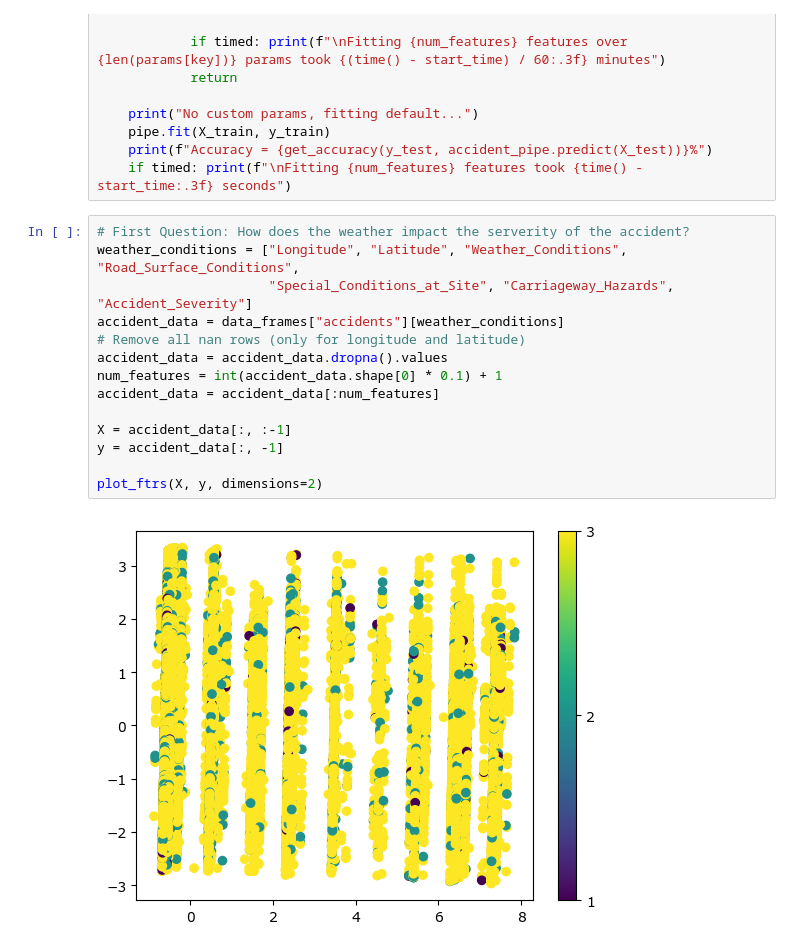
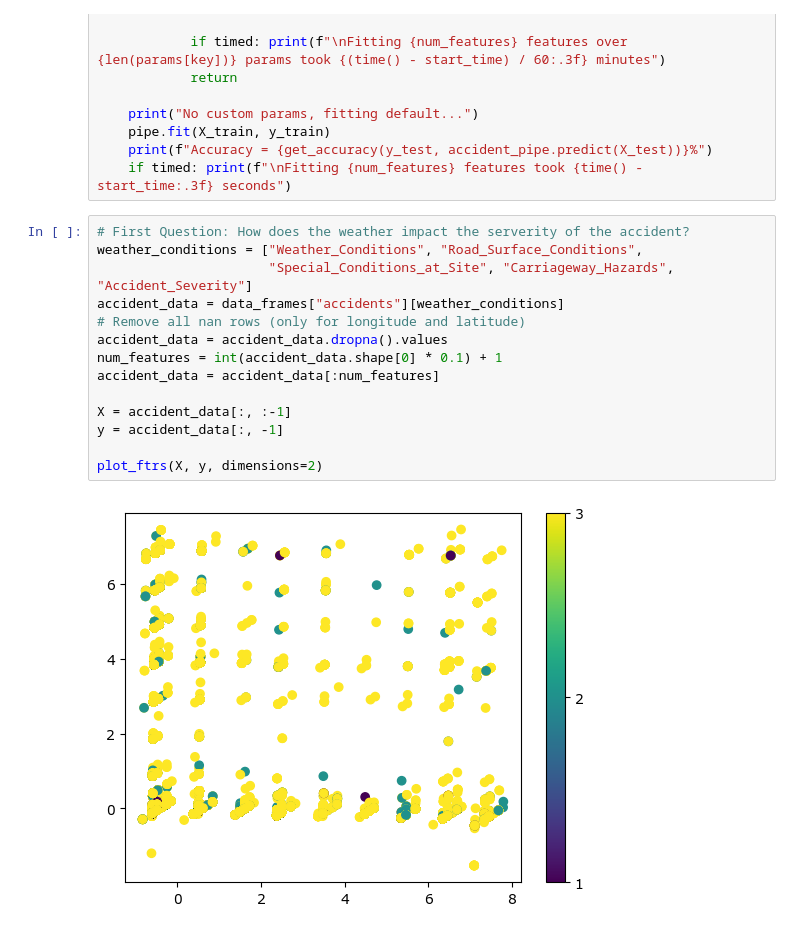
Before and after one commit to corbin-hayden13/CS345_UK_Accident_Analysis, a Jupyter notebook: UK_Accident_Analysis 2.ipynb, the cells around one changed output. Saved outputs shown, nothing was run; the diff lists cells and outputs as text.

```diff
--- a/UK_Accident_Analysis 2.ipynb
+++ b/UK_Accident_Analysis 2.ipynb
@@ -97,17 +97,17 @@ def fit_predict(pipe, tt_splits, params={}, timed=True):
     if timed: print(f"\nFitting {num_features} features took {time() - start_time:.3f} seconds")
 # %%
 # First Question: How does the weather impact the serverity of the accident?
-weather_conditions = ["Longitude", "Latitude", "Weather_Conditions", "Road_Surface_Conditions",
+weather_conditions = ["Weather_Conditions", "Road_Surface_Conditions",
                       "Special_Conditions_at_Site", "Carriageway_Hazards", "Accident_Severity"]
 accident_data = data_frames["accidents"][weather_conditions]
 # Remove all nan rows (only for longitude and latitude)
 accident_data = accident_data.dropna().values
 num_features = int(accident_data.shape[0] * 0.1) + 1
 accident_data = accident_data[:num_features]
 
 X = accident_data[:, :-1]
 y = accident_data[:, -1]
 
 plot_ftrs(X, y, dimensions=2)
 # %% [output]
-[figure, old version]
+[figure, new version]
```
Also changed, not shown: parts of 2 cells of this notebook.
